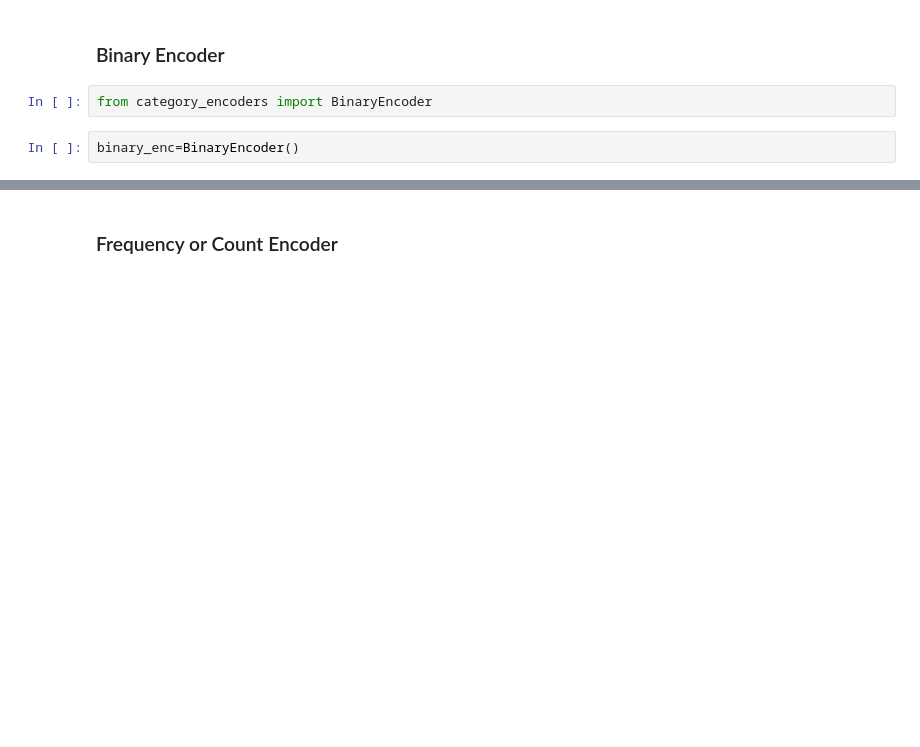
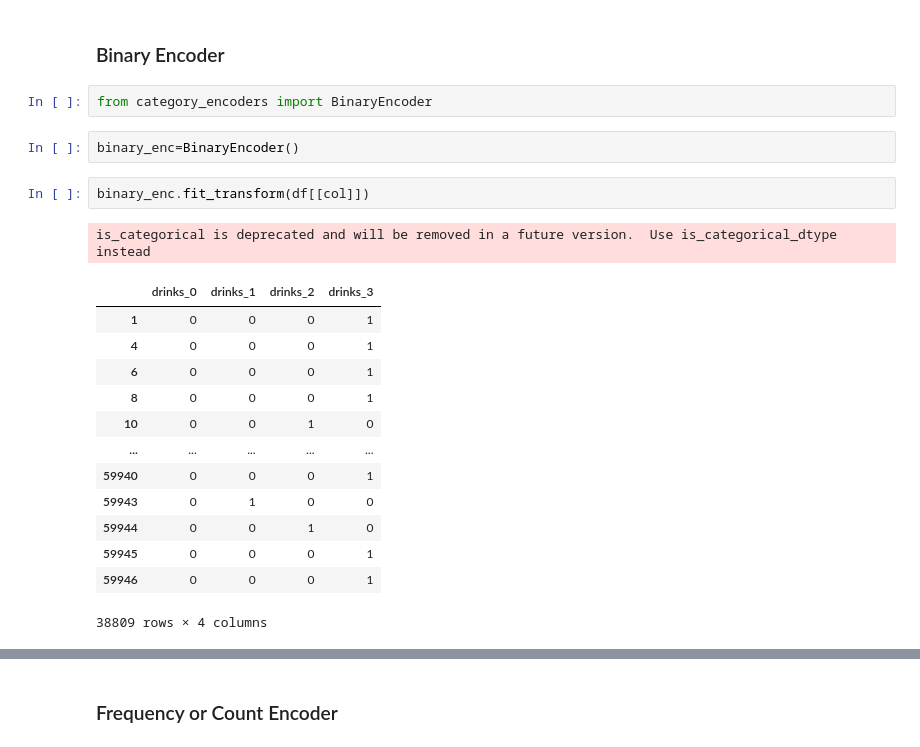
Before and after one commit to aixarodriguez/Capstone, a Jupyter notebook: DS6011_HT04.ipynb, the cells around one changed output, grey strips where cells are left out. Cells and saved outputs as stored; diff of their text form; blank space fills up the shorter version.

```diff
--- a/DS6011_HT04.ipynb
+++ b/DS6011_HT04.ipynb
@@ -155,3 +155,20 @@ onehot_enc.mapping[0]['mapping']
 from category_encoders import BinaryEncoder
 # %%
 binary_enc=BinaryEncoder()
+# %%
+binary_enc.fit_transform(df[[col]])
+# %% [output]
+is_categorical is deprecated and will be removed in a future version.  Use is_categorical_dtype instead
+|  | drinks_0 | drinks_1 | drinks_2 | drinks_3 |
+| 1 | 0 | 0 | 0 | 1 |
+| 4 | 0 | 0 | 0 | 1 |
+| 6 | 0 | 0 | 0 | 1 |
+| 8 | 0 | 0 | 0 | 1 |
+| 10 | 0 | 0 | 1 | 0 |
+| ... | ... | ... | ... | ... |
+| 59940 | 0 | 0 | 0 | 1 |
+| 59943 | 0 | 1 | 0 | 0 |
+| 59944 | 0 | 0 | 1 | 0 |
+| 59945 | 0 | 0 | 0 | 1 |
+| 59946 | 0 | 0 | 0 | 1 |
+38809 rows × 4 columns
```
Also changed, not shown: parts of 33 cells of this notebook.
